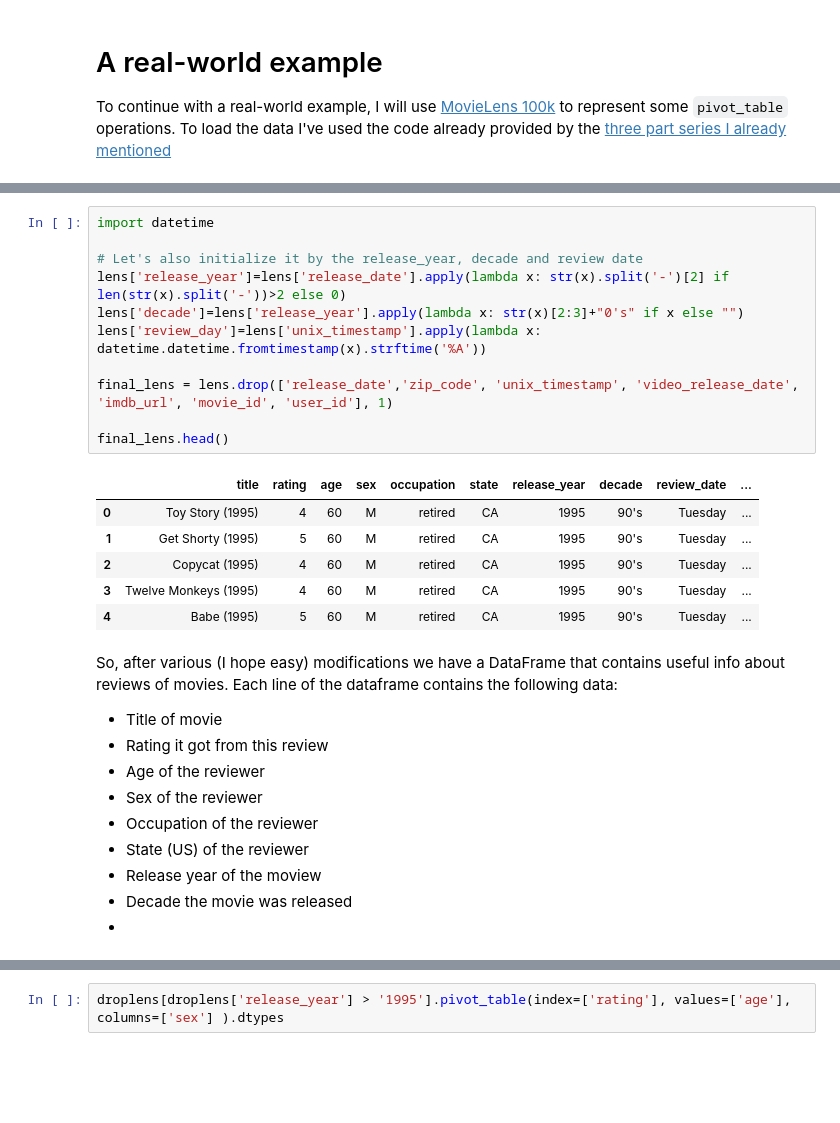
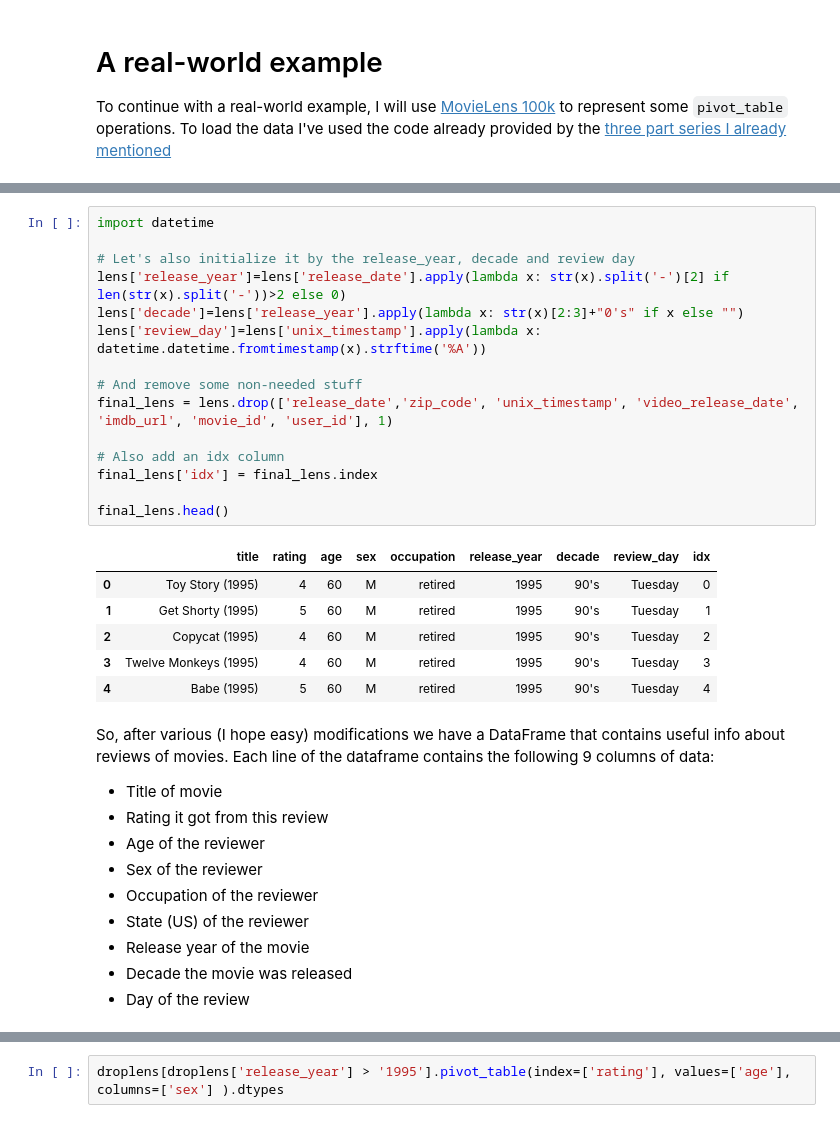
Before and after one commit to spapas/spapas.github.io, a Jupyter notebook: content/pandas-pivot-table-primer.ipynb, the cells around one changed output, grey strips where cells are left out. Cells and saved outputs as stored; diff of their text form; blank space fills up the shorter version.

```diff
--- a/content/pandas-pivot-table-primer.ipynb
+++ b/content/pandas-pivot-table-primer.ipynb
@@ -1174,29 +1180,33 @@ lens['state']=lens['zip_code'].apply(lambda x: states2.get(x))
 # %%
 import datetime
 
-# Let's also initialize it by the release_year, decade and review date
+# Let's also initialize it by the release_year, decade and review day
 lens['release_year']=lens['release_date'].apply(lambda x: str(x).split('-')[2] if len(str(x).split('-'))>2 else 0)
 lens['decade']=lens['release_year'].apply(lambda x: str(x)[2:3]+"0's" if x else "")
 lens['review_day']=lens['unix_timestamp'].apply(lambda x: datetime.datetime.fromtimestamp(x).strftime('%A'))
 
+# And remove some non-needed stuff
 final_lens = lens.drop(['release_date','zip_code', 'unix_timestamp', 'video_release_date', 'imdb_url', 'movie_id', 'user_id'], 1)
 
+# Also add an idx column
+final_lens['idx'] = final_lens.index
+
 final_lens.head()
 # %% [output]
-|  | title | rating | age | sex | occupation | state | release_year | decade | review_date | ... |
-| 0 | Toy Story (1995) | 4 | 60 | M | retired | CA | 1995 | 90's | Tuesday | ... |
-| 1 | Get Shorty (1995) | 5 | 60 | M | retired | CA | 1995 | 90's | Tuesday | ... |
-| 2 | Copycat (1995) | 4 | 60 | M | retired | CA | 1995 | 90's | Tuesday | ... |
-| 3 | Twelve Monkeys (1995) | 4 | 60 | M | retired | CA | 1995 | 90's | Tuesday | ... |
-| 4 | Babe (1995) | 5 | 60 | M | retired | CA | 1995 | 90's | Tuesday | ... |
+|  | title | rating | age | sex | occupation | release_year | decade | review_day | idx |
+| 0 | Toy Story (1995) | 4 | 60 | M | retired | 1995 | 90's | Tuesday | 0 |
+| 1 | Get Shorty (1995) | 5 | 60 | M | retired | 1995 | 90's | Tuesday | 1 |
+| 2 | Copycat (1995) | 4 | 60 | M | retired | 1995 | 90's | Tuesday | 2 |
+| 3 | Twelve Monkeys (1995) | 4 | 60 | M | retired | 1995 | 90's | Tuesday | 3 |
+| 4 | Babe (1995) | 5 | 60 | M | retired | 1995 | 90's | Tuesday | 4 |
 # %% [markdown]
-So, after various (I hope easy) modifications we have a DataFrame that contains useful info about reviews of movies. Each line of the dataframe contains the following data:
+So, after various (I hope easy) modifications we have a DataFrame that contains useful info about reviews of movies. Each line of the dataframe contains the following 9 columns of data:
 * Title of movie
 * Rating it got from this review
 * Age of the reviewer
 * Sex of the reviewer
 * Occupation of the reviewer
 * State (US) of the reviewer
-* Release year of the moview
+* Release year of the movie
 * Decade the movie was released
-*
+* Day of the review
```
Also changed, not shown: parts of 10 cells of this notebook.
